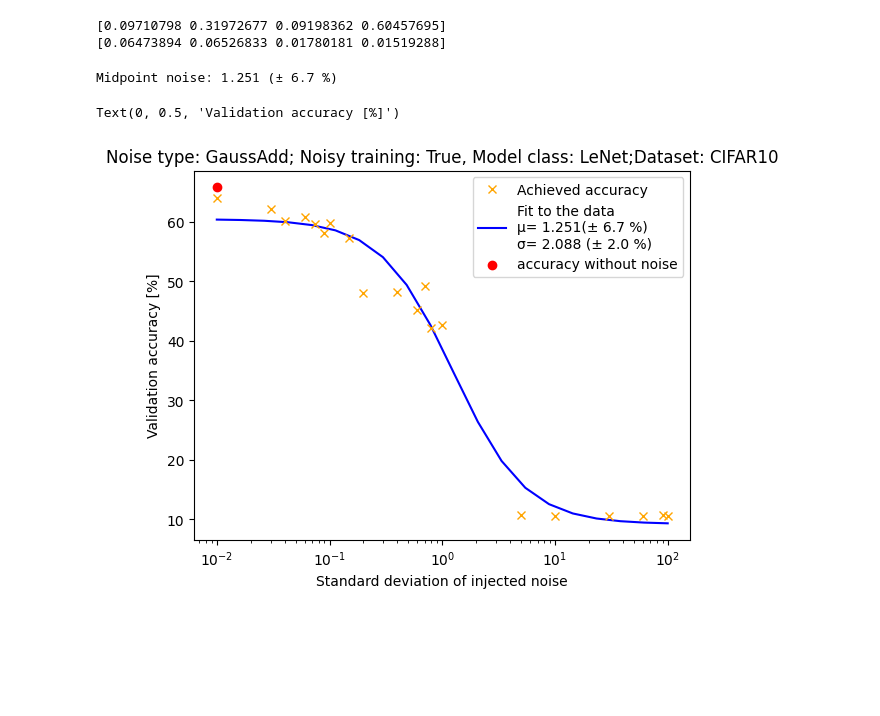
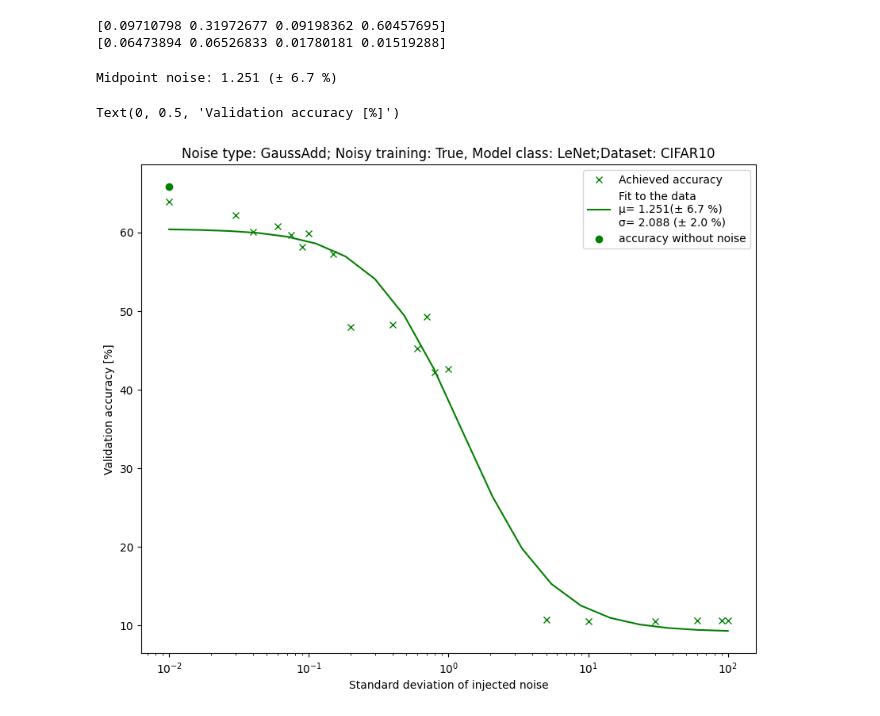
Before and after one commit to victories12/ML, a Jupyter notebook: robustness_calculation.ipynb, the cells around one changed output. Drawn from its saved outputs; the diff is of its cells as text; code cells hidden in the pictures; blank space fills up the shorter version.

```diff
--- a/robustness_calculation.ipynb
+++ b/robustness_calculation.ipynb
@@ -29 +24,9 @@ available_cdfs = {
+# %%
+# Scipy Fit
+def fit_f(x_data,y_data, func=logistic_cdf):
+  popt, pconv = optimize.curve_fit(logistic_cdf, x_data, y_data)
+  perr = np.sqrt(np.diag(pconv))
+  print(popt)
+  print(perr)
+  return popt, perr
 # %%
@@ -41,12 +45,7 @@ print(y_data)
 [0.6395 0.6216 0.6011 0.6076 0.5972 0.5816 0.5984 0.5725 0.4802 0.4827
  0.4525 0.4927 0.4222 0.4266 0.1075 0.1052 0.1053 0.1062 0.1067 0.1064]
 # %%
-# Scipy Fit
-popt, pconv = optimize.curve_fit(logistic_cdf, x_data, y_data)
-perr = np.sqrt(np.diag(pconv))
-print(popt)
-print(perr)
-
+popt, perr = fit_f(x_data,y_data)
 fit_x = np.logspace(np.log10(x_data.min()), np.log10(x_data.max()), 20)
 fit_y = logistic_cdf(fit_x, *popt)
 # %% [output]
@@ -54,26 +53,27 @@ fit_y = logistic_cdf(fit_x, *popt)
 [0.06473894 0.06526833 0.01780181 0.01519288]
 # %%
 # Plotting
+plt.figure(figsize=(10, 8))
 label_popt = 10 ** deepcopy(popt)
 label_perr_rel = np.abs(10 * perr / popt)
 print(f'Midpoint noise: {label_popt[0]:.3f} (± {label_perr_rel[0]:.1f} %)')
 
 label = f'Fit to the data' + f'\nµ= {label_popt[0]:.3f}(± {label_perr_rel[0]:.1f} %)' + f'\nσ= {label_popt[1]:.3f} (± {label_perr_rel[1]:.1f} %)'
 title = f"Noise type: GaussAdd; Noisy training: True, Model class: LeNet;Dataset: CIFAR10"
 
 ax = plt.gca()
 ax.set_xscale('log')
-plt.scatter([0.01],[0.6581*100],c='r',label='accuracy without noise')
-plt.errorbar(x_data, y_data*100,fmt='x',color='orange',label=f"Achieved accuracy")
-plt.plot(fit_x, fit_y*100, label=label,c='b')
+plt.scatter([0.01],[0.6581*100],c='g',label='accuracy without noise')
+plt.errorbar(x_data, y_data*100,fmt='x',color='g',label=f"Achieved accuracy")
+plt.plot(fit_x, fit_y*100, label=label,c='g')
 
 handles, labels = ax.get_legend_handles_labels()
 plt.legend(handles[::-1], labels[::-1])
 
 plt.title(title)
 plt.xlabel('Standard deviation of injected noise')
 plt.ylabel('Validation accuracy [%]')
 # %% [output]
 Midpoint noise: 1.251 (± 6.7 %)
 Text(0, 0.5, 'Validation accuracy [%]')
-[figure, old version]
+[figure, new version]
```
Also changed, not shown: parts of 7 cells of this notebook.
